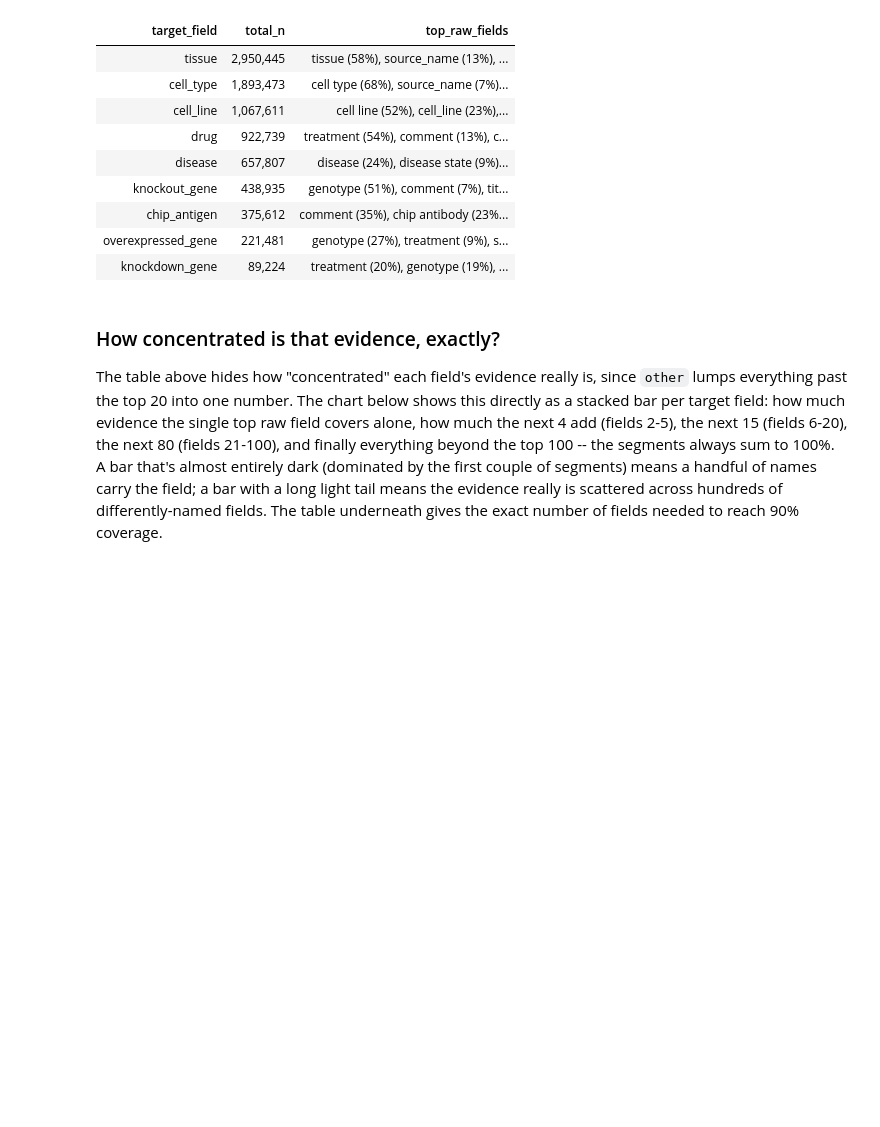
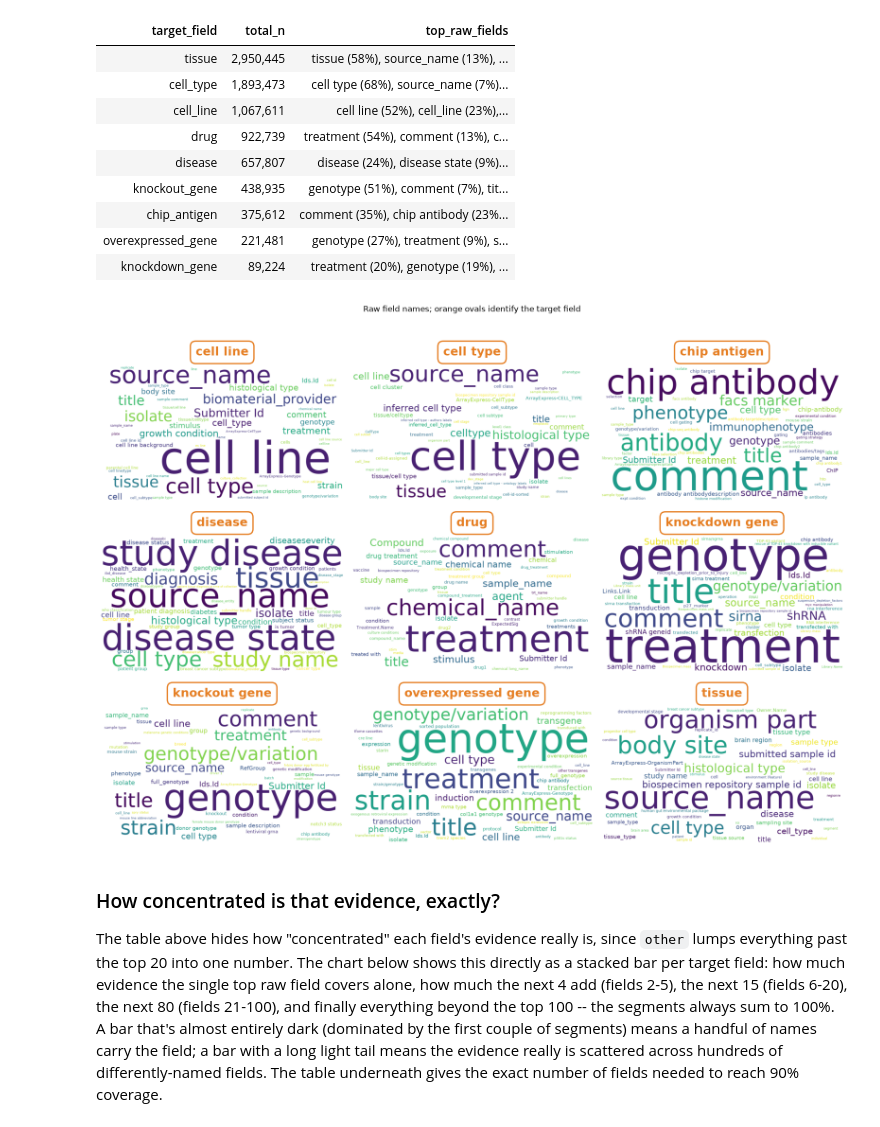
Before and after one commit to nuriafari/BH26_BioSample_bsllmner_mk2_value_provenance, a Jupyter notebook: notebooks/biosample_trace_back_analysis.ipynb, the cells around one changed output. Saved outputs shown, nothing was run; the diff lists cells and outputs as text; code cells hidden in the pictures; blank space fills up the shorter version.

```diff
--- a/notebooks/biosample_trace_back_analysis.ipynb
+++ b/notebooks/biosample_trace_back_analysis.ipynb
@@ -261,6 +238,61 @@ display_with_nested_tables(top_fields.assign(total_n=top_fields["total_n"].map("
 | chip_antigen | 375,612 | comment (35%), chip antibody (23%... |
 | overexpressed_gene | 221,481 | genotype (27%), treatment (9%), s... |
 | knockdown_gene | 89,224 | treatment (20%), genotype (19%), ... |
+# %%
+# TAG CLOUDS: RAW FIELD NAMES WITH WRAPPED OVAL TARGET TITLES
+import textwrap
+
+from matplotlib.font_manager import findfont
+from wordcloud import WordCloud
+
+TAG_CLOUD_FONT = findfont("DejaVu Sans")
+
+
+def plot_raw_field_tag_clouds(
+    exploded: pd.DataFrame,
+    max_words: int = 50,
+    figsize: tuple[float, float] = (16, 12),
+) -> None:
+    fig, axes = plt.subplots(3, 3, figsize=figsize)
+    axes = axes.ravel()
+
+    for axis, target_field in zip(axes, TARGET_FIELDS):
+        counts = exploded.loc[
+            (exploded["target_field"] == target_field) & (exploded["raw_field"] != target_field),
+            "raw_field",
+        ].value_counts().head(max_words)
+        cloud = WordCloud(
+            width=900,
+            height=500,
+            max_words=max_words,
+            font_path=TAG_CLOUD_FONT,
+            background_color="white",
+            colormap="viridis",
+            collocations=False,
+            prefer_horizontal=1.0,
+            random_state=42,
+        ).generate_from_frequencies(counts.to_dict())
+        axis.imshow(cloud, interpolation="bilinear")
+        axis.set_title(
+            textwrap.fill(target_field.replace("_", " "), width=24),
+            fontsize=18,
+            fontweight="bold",
+            color="#e67e22",
+            pad=16,
+            bbox={"boxstyle": "round,pad=0.45", "facecolor": "white", "edgecolor": "#e67e22", "linewidth": 2},
+        )
+        axis.axis("off")
+
+    for axis in axes[len(TARGET_FIELDS) :]:
+        axis.axis("off")
+    fig.suptitle("Raw field names; orange ovals identify the target field", y=0.995)
+    plt.tight_layout(rect=(0, 0, 1, 0.97))
+    plt.show()
+
+
+plot_raw_field_tag_clouds(exploded)
+# %% [output]
+[figure, added]
 # %% [markdown]
 ### How concentrated is that evidence, exactly?
 
```
Also changed, not shown: parts of 16 cells of this notebook, 10 other files.
